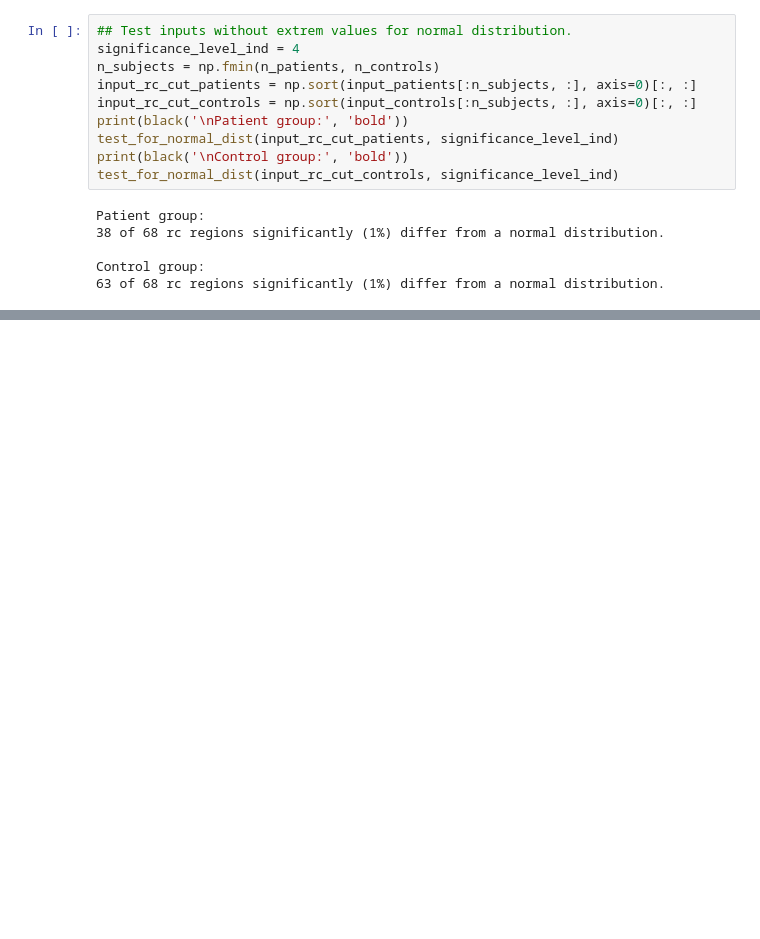
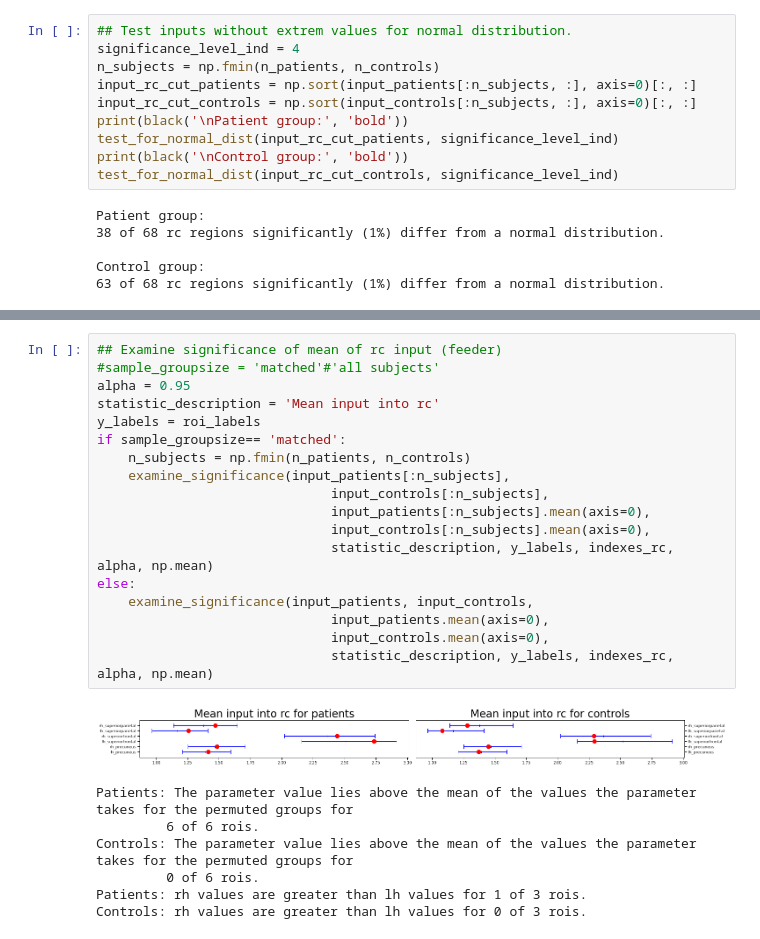
Before and after one commit to bjoernkoehn21/Reproduce-results-from-Senden-paper, a Jupyter notebook: total_analysis.ipynb, the cells around one changed output, grey strips where cells are left out. Drawn from its saved outputs; the diff is of its cells as text; blank space fills up the shorter version.

```diff
--- a/total_analysis.ipynb
+++ b/total_analysis.ipynb
@@ -1518,0 +1167,26 @@ Controls: rh values are greater than lh values for 6
+# %%
+## Examine significance of mean of rc input (feeder)
+#sample_groupsize = 'matched'#'all subjects'
+alpha = 0.95
+statistic_description = 'Mean input into rc'
+y_labels = roi_labels
+if sample_groupsize== 'matched':
+    n_subjects = np.fmin(n_patients, n_controls)
+    examine_significance(input_patients[:n_subjects],
+                              input_controls[:n_subjects],
+                              input_patients[:n_subjects].mean(axis=0),
+                              input_controls[:n_subjects].mean(axis=0),
+                              statistic_description, y_labels, indexes_rc, alpha, np.mean)
+else:
+    examine_significance(input_patients, input_controls,
+                              input_patients.mean(axis=0),
+                              input_controls.mean(axis=0),
+                              statistic_description, y_labels, indexes_rc, alpha, np.mean)
+# %% [output]
+[figure, added]
+Patients: The parameter value lies above the mean of the values the parameter takes for the permuted groups for
+         6 of 6 rois.
+Controls: The parameter value lies above the mean of the values the parameter takes for the permuted groups for
+         0 of 6 rois.
+Patients: rh values are greater than lh values for 1 of 3 rois.
+Controls: rh values are greater than lh values for 0 of 3 rois.
```
Also changed, not shown: parts of 48 cells of this notebook, 1 other file.
